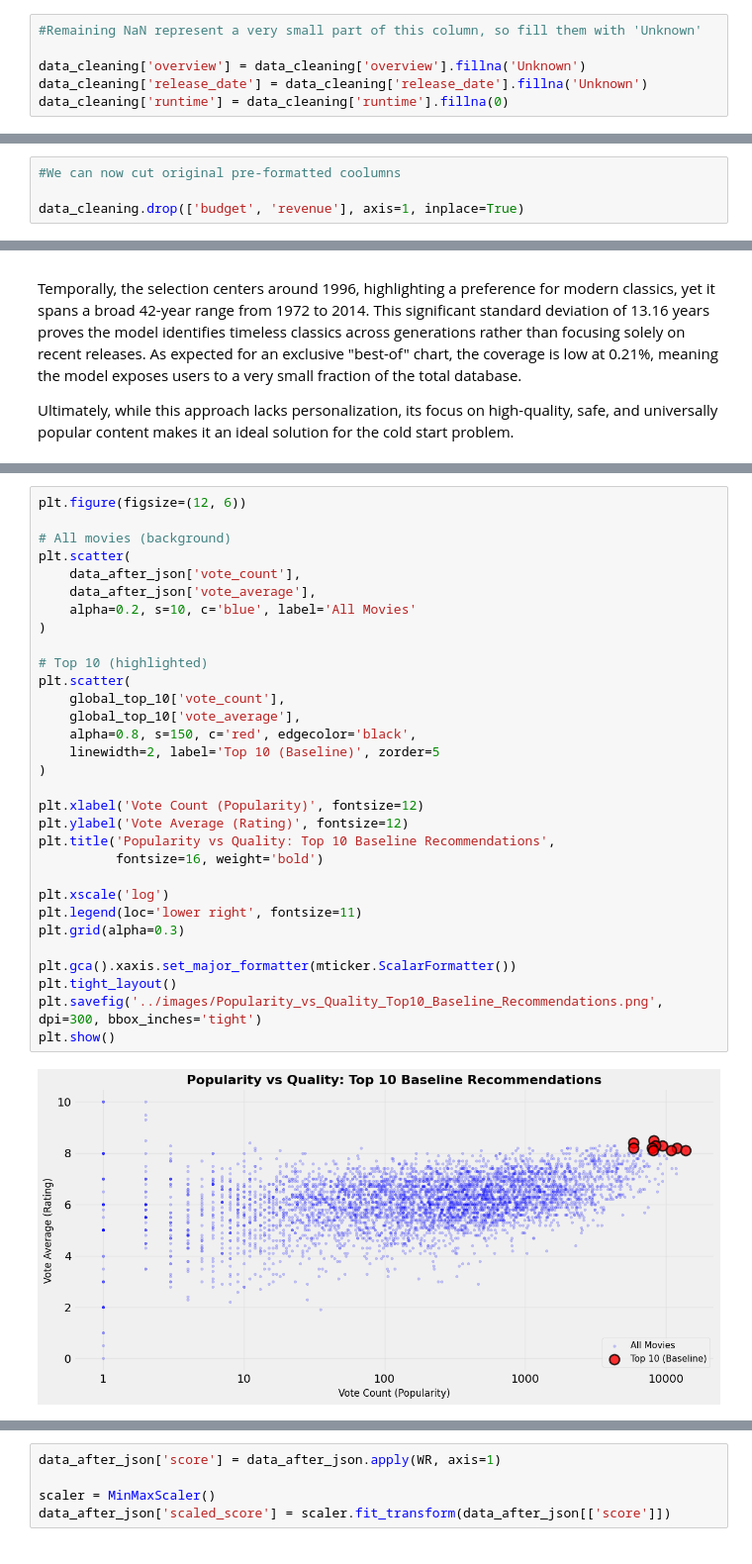
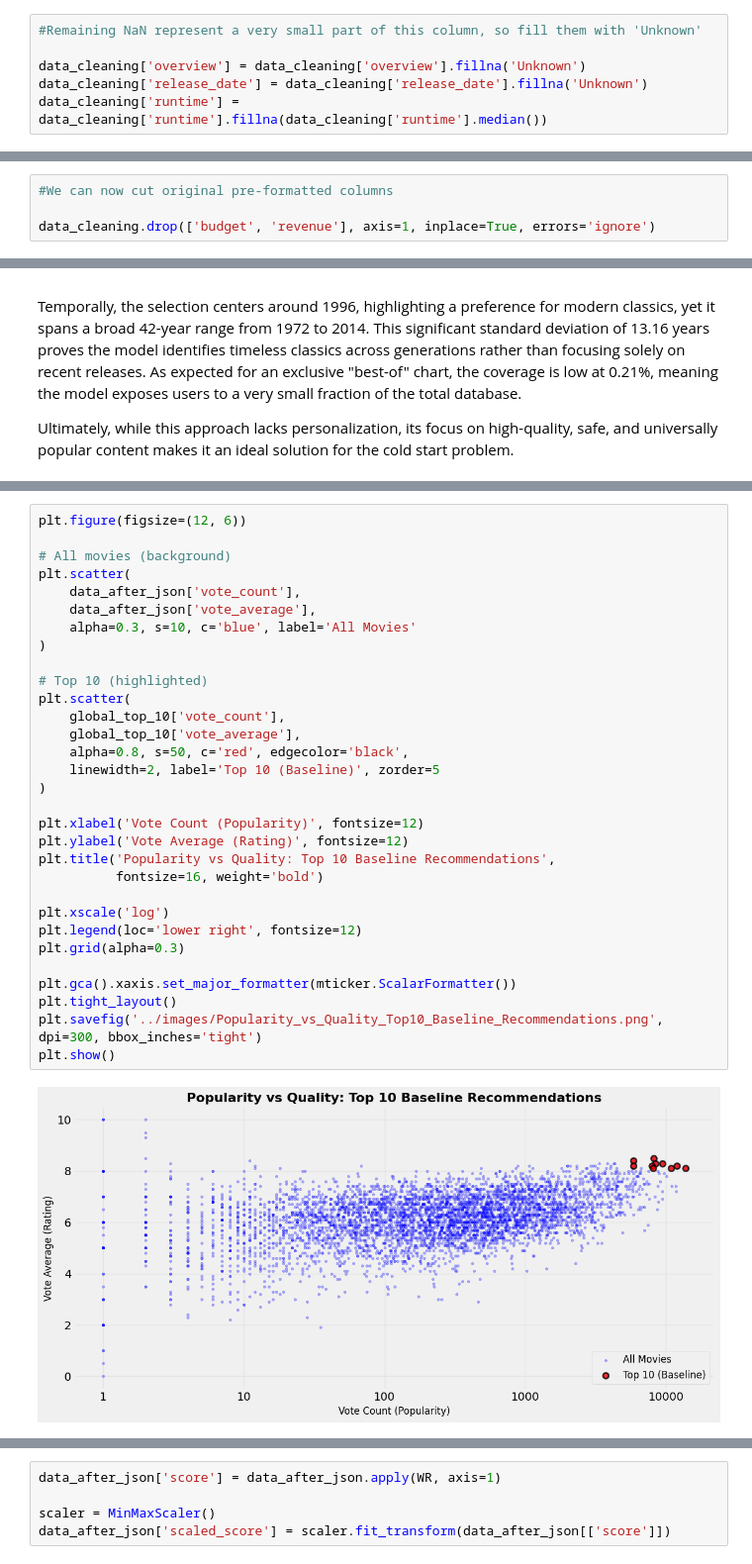
Before and after one commit to Przemsonn05/Content-Based-Recommendation-System-for-movies, a Jupyter notebook: notebooks/Recommendation_System.ipynb, the cells around one changed output, grey strips where cells are left out. Shown at 99% size. Drawn from its saved outputs; the diff is of its cells as text.

```diff
--- a/notebooks/Recommendation_System.ipynb
+++ b/notebooks/Recommendation_System.ipynb
@@ -158,7 +158,7 @@ data_cleaning['tagline'] = data_cleaning['tagline'].fillna('')
 
 data_cleaning['overview'] = data_cleaning['overview'].fillna('Unknown')
 data_cleaning['release_date'] = data_cleaning['release_date'].fillna('Unknown')
-data_cleaning['runtime'] = data_cleaning['runtime'].fillna(0)
+data_cleaning['runtime'] = data_cleaning['runtime'].fillna(data_cleaning['runtime'].median())
 # %%
 #Check if title_x and title_y are indentical
 #if so, we will delete them and leave only original_title
@@ -175,8 +175,8 @@ data_cleaning['budget_formatted'] = data_cleaning['budget'].apply(lambda x: f"{x
 
 data_cleaning['revenue_formatted'] = data_cleaning['revenue'].apply(lambda x: f"{x:,}")
 # %%
-#We can now cut original pre-formatted coolumns
+#We can now cut original pre-formatted columns
 
-data_cleaning.drop(['budget', 'revenue'], axis=1, inplace=True)
+data_cleaning.drop(['budget', 'revenue'], axis=1, inplace=True, errors='ignore')
 # %%
 #Extract year form release_date column. Movie release year may be useful in further research
@@ -937,36 +941,36 @@ This may reflect a combination of strong production quality and long-term audien
 # %%
 plt.figure(figsize=(12, 6))
 
 # All movies (background)
 plt.scatter(
     data_after_json['vote_count'],
     data_after_json['vote_average'],
-    alpha=0.2, s=10, c='blue', label='All Movies'
+    alpha=0.3, s=10, c='blue', label='All Movies'
 )
 
 # Top 10 (highlighted)
 plt.scatter(
     global_top_10['vote_count'],
     global_top_10['vote_average'],
-    alpha=0.8, s=150, c='red', edgecolor='black',
+    alpha=0.8, s=50, c='red', edgecolor='black',
     linewidth=2, label='Top 10 (Baseline)', zorder=5
 )
 
 plt.xlabel('Vote Count (Popularity)', fontsize=12)
 plt.ylabel('Vote Average (Rating)', fontsize=12)
 plt.title('Popularity vs Quality: Top 10 Baseline Recommendations',
           fontsize=16, weight='bold')
 
 plt.xscale('log')
-plt.legend(loc='lower right', fontsize=11)
+plt.legend(loc='lower right', fontsize=12)
 plt.grid(alpha=0.3)
 
 plt.gca().xaxis.set_major_formatter(mticker.ScalarFormatter())
 plt.tight_layout()
 plt.savefig('../images/Popularity_vs_Quality_Top10_Baseline_Recommendations.png', dpi=300, bbox_inches='tight')
 plt.show()
 # %% [output]
-[figure, old version]
+[figure, new version]
 # %% [markdown]
 The chart Popularity vs. Quality: Top 10 Baseline Recommendations indicates that the baseline model selects movies in a balanced and meaningful way.
 
```
Also changed, not shown: parts of 33 cells of this notebook, 17 other files.
